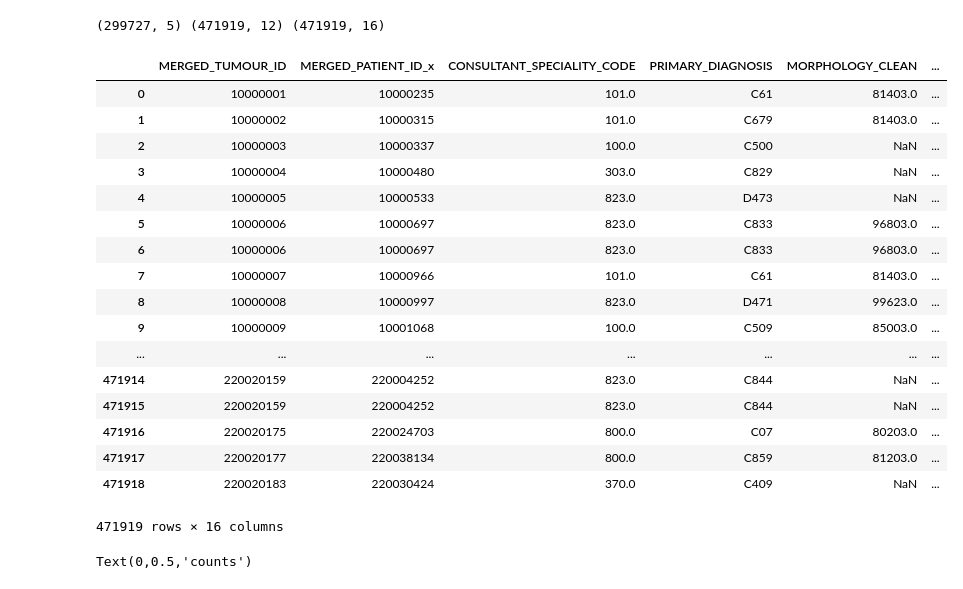
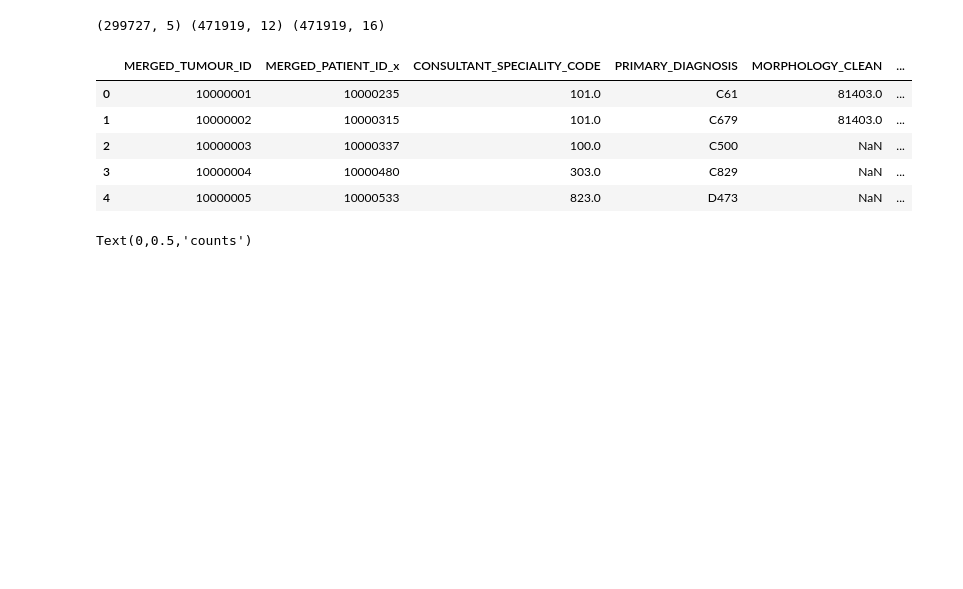
Before and after one commit to UCL-simulacrum/EDA, a Jupyter notebook: cancerdata_EDA.ipynb, the cells around one changed output. Drawn from its saved outputs; the diff is of its cells as text; code cells hidden in the pictures; blank space fills up the shorter version.

```diff
--- a/cancerdata_EDA.ipynb
+++ b/cancerdata_EDA.ipynb
@@ -351,26 +338,14 @@ print(sact_tumour.shape, sact_regimen.shape, tumour_regimen.shape)
 # %% [output]
 (299727, 5) (471919, 12) (471919, 16)
 # %%
-tumour_regimen
+tumour_regimen.head()
 # %% [output]
 |  | MERGED_TUMOUR_ID | MERGED_PATIENT_ID_x | CONSULTANT_SPECIALITY_CODE | PRIMARY_DIAGNOSIS | MORPHOLOGY_CLEAN | ... |
 | 0 | 10000001 | 10000235 | 101.0 | C61 | 81403.0 | ... |
 | 1 | 10000002 | 10000315 | 101.0 | C679 | 81403.0 | ... |
 | 2 | 10000003 | 10000337 | 100.0 | C500 | NaN | ... |
 | 3 | 10000004 | 10000480 | 303.0 | C829 | NaN | ... |
 | 4 | 10000005 | 10000533 | 823.0 | D473 | NaN | ... |
-| 5 | 10000006 | 10000697 | 823.0 | C833 | 96803.0 | ... |
-| 6 | 10000006 | 10000697 | 823.0 | C833 | 96803.0 | ... |
-| 7 | 10000007 | 10000966 | 101.0 | C61 | 81403.0 | ... |
-| 8 | 10000008 | 10000997 | 823.0 | D471 | 99623.0 | ... |
-| 9 | 10000009 | 10001068 | 100.0 | C509 | 85003.0 | ... |
-| ... | ... | ... | ... | ... | ... | ... |
-| 471914 | 220020159 | 220004252 | 823.0 | C844 | NaN | ... |
-| 471915 | 220020159 | 220004252 | 823.0 | C844 | NaN | ... |
-| 471916 | 220020175 | 220024703 | 800.0 | C07 | 80203.0 | ... |
-| 471917 | 220020177 | 220038134 | 800.0 | C859 | 81203.0 | ... |
-| 471918 | 220020183 | 220030424 | 370.0 | C409 | NaN | ... |
-471919 rows × 16 columns
 # %%
 regimen_feature = Stackedbarformat(tumour_regimen,'BENCHMARK_GROUP', 'PRIMARY_DIAGNOSIS')
 
```
Also changed, not shown: parts of 4 cells of this notebook.
